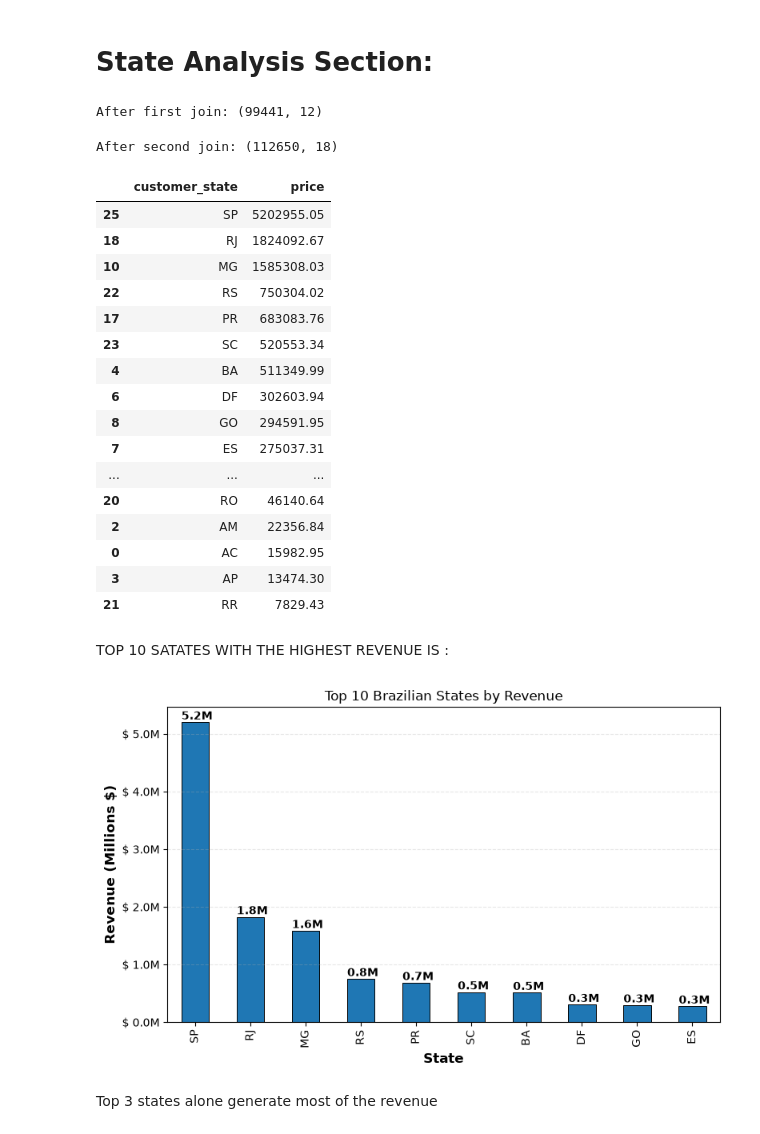
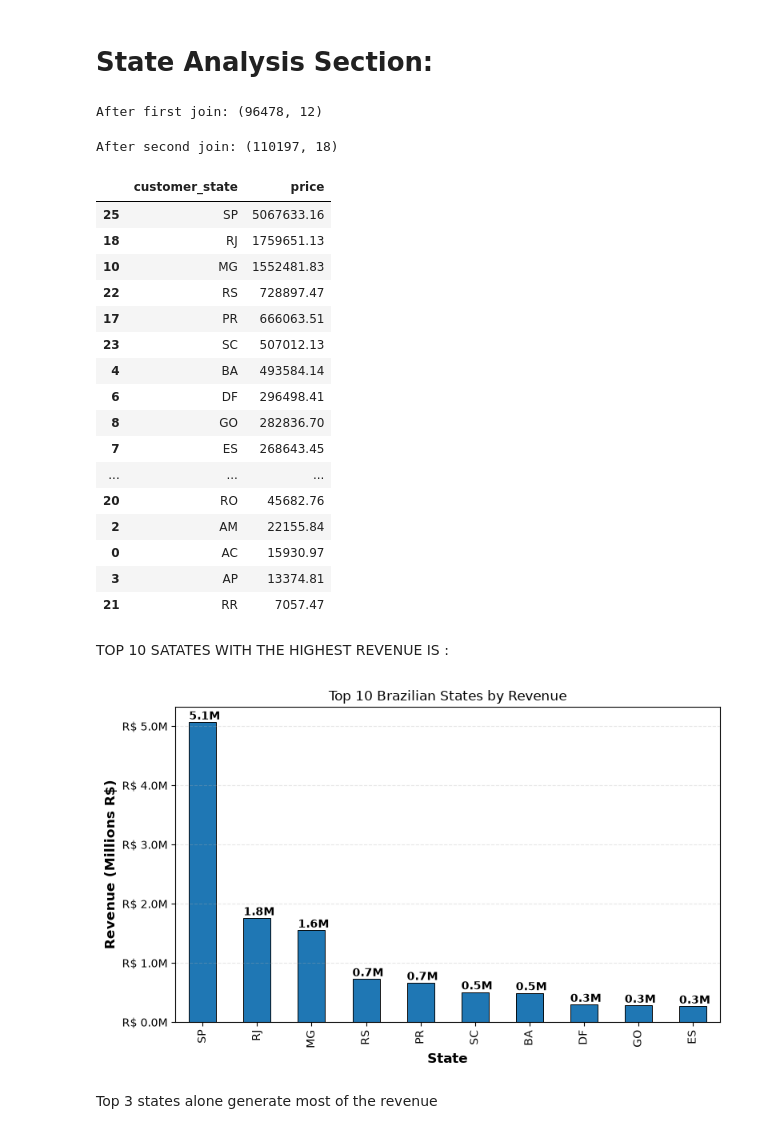
Before and after one commit to Deepanshujha2911/Olist-ecommerce-business-analysis, a Jupyter notebook: main.ipynb, the cells around one changed output. Drawn from its saved outputs; the diff is of its cells as text; code cells hidden in the pictures.

```diff
--- a/main.ipynb
+++ b/main.ipynb
@@ -11,7 +11,7 @@ import matplotlib.pyplot as plt
 # %% [markdown]
 Loading Data
 # %%
-customer_details=pd.read_csv(r"C:\Users\DEEPANSHU JHA\OneDrive\Desktop\PROJECT FOLDERS\analysis\olist_customers_dataset.csv")
+customer_details=pd.read_csv("olist_customers_dataset.csv")
 customer_details.sample(10)
 # %% [output]
 |  | customer_id | customer_unique_id | customer_zip_code_prefix | customer_city | customer_state |
@@ -41,7 +41,7 @@ Data columns (total 5 columns):
 dtypes: int64(1), str(4)
 memory usage: 11.0 MB
 # %%
-order=pd.read_csv(r"C:\Users\DEEPANSHU JHA\OneDrive\Desktop\PROJECT FOLDERS\analysis\olist_orders_dataset.csv")
+order=pd.read_csv("olist_orders_dataset.csv")
 order.sample(10)
 # %% [output]
 |  | order_id | customer_id | order_status | order_purchase_timestamp | order_approved_at | order_delivered_carrier_date | ... |
@@ -74,7 +74,7 @@ Data columns (total 8 columns):
 dtypes: str(8)
 memory usage: 21.9 MB
 # %%
-order_items=pd.read_csv(r"C:\Users\DEEPANSHU JHA\OneDrive\Desktop\PROJECT FOLDERS\analysis\olist_order_items_dataset.csv")
+order_items=pd.read_csv("olist_order_items_dataset.csv")
 order_items.sample(10)
 # %% [output]
 |  | order_id | order_item_id | product_id | seller_id | shipping_limit_date | price | freight_value |
@@ -108,66 +108,66 @@ memory usage: 18.4 MB
 # %% [markdown]
 # State Analysis Section:
 # %%
-df1 = customer_details.merge(order, on="customer_id", how="inner")
+df1 = customer_details.merge(order[order['order_status'] == 'delivered'], on="customer_id", how="inner")
 print(f"After first join: {df1.shape}")
 # %% [output]
-After first join: (99441, 12)
+After first join: (96478, 12)
 # %%
 df2 = df1.merge(order_items, on="order_id", how="inner")
 print(f"After second join: {df2.shape}")
 # %% [output]
-After second join: (112650, 18)
+After second join: (110197, 18)
 # %%
 revenue_by_state = df2.groupby('customer_state')['price'].sum().reset_index()
 revenue_by_state = revenue_by_state.sort_values(by='price', ascending=False)
 revenue_by_state
 # %% [output]
 |  | customer_state | price |
-| 25 | SP | 5202955.05 |
-| 18 | RJ | 1824092.67 |
-| 10 | MG | 1585308.03 |
-| 22 | RS | 750304.02 |
-| 17 | PR | 683083.76 |
-| 23 | SC | 520553.34 |
-| 4 | BA | 511349.99 |
-| 6 | DF | 302603.94 |
-| 8 | GO | 294591.95 |
-| 7 | ES | 275037.31 |
+| 25 | SP | 5067633.16 |
+| 18 | RJ | 1759651.13 |
+| 10 | MG | 1552481.83 |
+| 22 | RS | 728897.47 |
+| 17 | PR | 666063.51 |
+| 23 | SC | 507012.13 |
+| 4 | BA | 493584.14 |
+| 6 | DF | 296498.41 |
+| 8 | GO | 282836.70 |
+| 7 | ES | 268643.45 |
 | ... | ... | ... |
-| 20 | RO | 46140.64 |
-| 2 | AM | 22356.84 |
-| 0 | AC | 15982.95 |
-| 3 | AP | 13474.30 |
-| 21 | RR | 7829.43 |
+| 20 | RO | 45682.76 |
+| 2 | AM | 22155.84 |
+| 0 | AC | 15930.97 |
+| 3 | AP | 13374.81 |
+| 21 | RR | 7057.47 |
 # %% [markdown]
 TOP 10 SATATES WITH THE HIGHEST REVENUE IS :
 # %%
 revenue_by_state.head(10).plot(kind='bar', x='customer_state', y='price', title='Top 10 Brazilian States by Revenue',  edgecolor='black', linewidth=0.7, legend=False, figsize=(8, 5))
 ax = plt.gca()  # Get current axis
-ax.yaxis.set_major_formatter(lambda x, p: f'$ {x / 1e6:.1f}M')
+ax.yaxis.set_major_formatter(lambda x, p: f'R$ {x / 1e6:.1f}M')
 
 plt.xlabel('State', fontsize=12, fontweight='bold')
-plt.ylabel('Revenue (Millions $)',fontsize=12, fontweight='bold')
+plt.ylabel('Revenue (Millions R$)',fontsize=12, fontweight='bold')
 plt.grid(axis='y', alpha=0.3, linestyle='--')
 plt.tight_layout()
 
 # ADD VALUE LABELS ON TOP OF BARS
 for bar in ax.patches:
     value = bar.get_height()
     ax.text(
         bar.get_x() + bar.get_width() / 2,
         value,
         f' {value / 1e6:.1f}M',
         ha='center',
         va='bottom',
         fontsize=10,
         fontweight='bold'
     )
 # Add this line before plt.show()
 plt.savefig('revenue_by_state.png', dpi=300, bbox_inches='tight')
 plt.show()
 # %% [output]
-[figure, old version]
+[figure, new version]
 # %% [markdown]
 Top 3 states alone generate most of the revenue
 # %%
```
Also changed, not shown: parts of 32 cells of this notebook.
